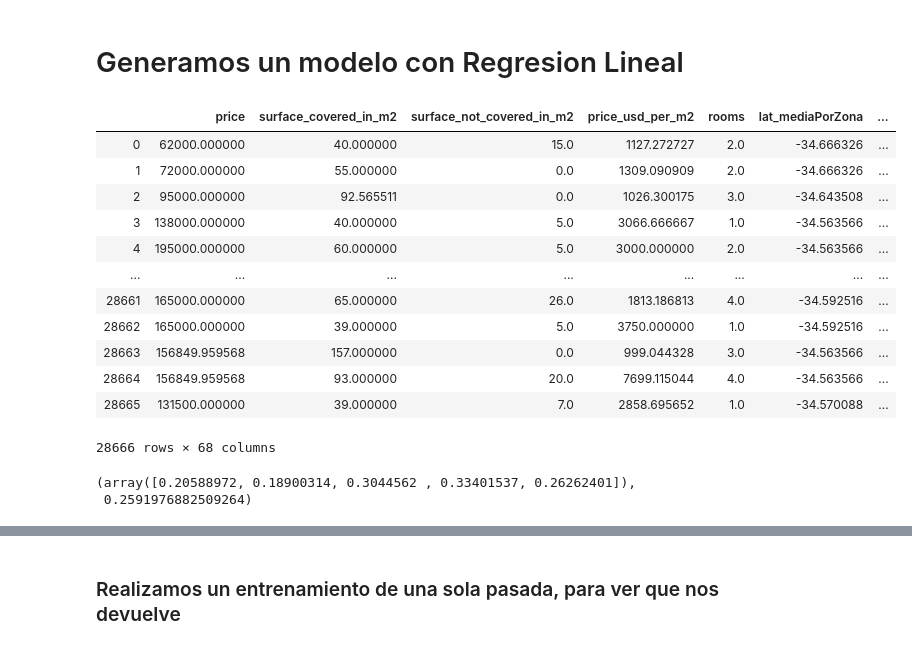
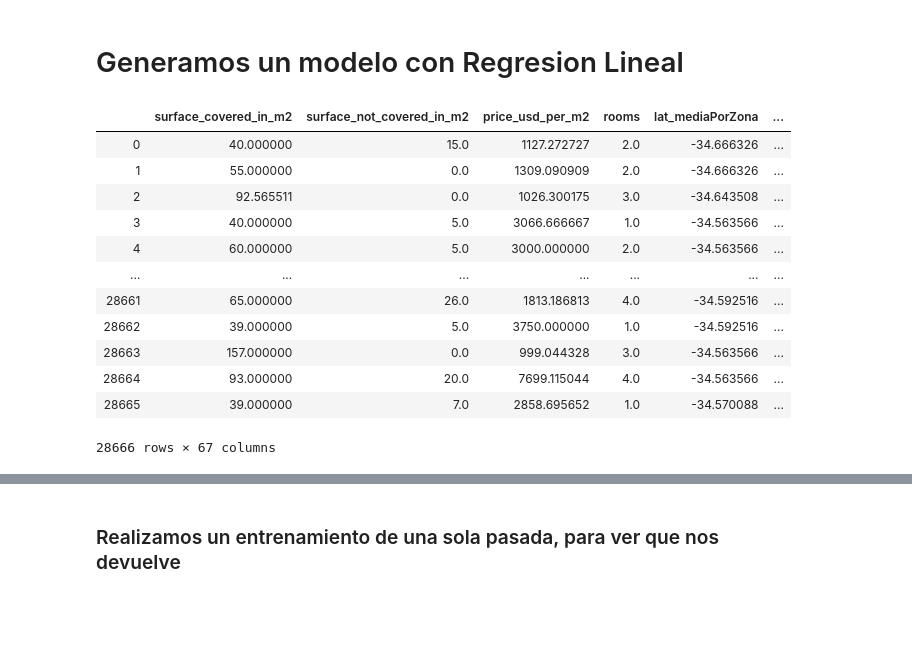
Before and after one commit to rdgagliano/DataScience-Grupo3, a Jupyter notebook: Desafio_2_1.ipynb, the cells around one changed output, grey strips where cells are left out. Drawn from its saved outputs; the diff is of its cells as text; code cells hidden in the pictures; blank space fills up the shorter version.

Commit message:
Ajustes
Correccion en la nornalizacion para la regresion lineal. Agregados comentarios surgidos en el workshop de modelado de regresion lineal

```diff
--- a/Desafio_2_1.ipynb
+++ b/Desafio_2_1.ipynb
@@ -284,5 +199,3 @@ df_normalizado.head(5)
-# %%
-df_subset = df_subset.reset_index(drop=True)
 # %%
 df_subset.head(5)
 # %% [output]
@@ -301,22 +214,22 @@ cv = KFold(5, shuffle=True)
 # %% [markdown]
 # Generamos un modelo con Regresion Lineal
 # %%
-df_model_columns = df_subset.drop(labels= ['place_name', 'property_type'], axis=1)
+df_model_columns = df_subset.drop(labels= ["price", "property_type", "place_name"], axis=1)
 df_model_columns
 # %% [output]
-|  | price | surface_covered_in_m2 | surface_not_covered_in_m2 | price_usd_per_m2 | rooms | lat_mediaPorZona | ... |
-| 0 | 62000.000000 | 40.000000 | 15.0 | 1127.272727 | 2.0 | -34.666326 | ... |
-| 1 | 72000.000000 | 55.000000 | 0.0 | 1309.090909 | 2.0 | -34.666326 | ... |
-| 2 | 95000.000000 | 92.565511 | 0.0 | 1026.300175 | 3.0 | -34.643508 | ... |
-| 3 | 138000.000000 | 40.000000 | 5.0 | 3066.666667 | 1.0 | -34.563566 | ... |
-| 4 | 195000.000000 | 60.000000 | 5.0 | 3000.000000 | 2.0 | -34.563566 | ... |
-| ... | ... | ... | ... | ... | ... | ... | ... |
-| 28661 | 165000.000000 | 65.000000 | 26.0 | 1813.186813 | 4.0 | -34.592516 | ... |
-| 28662 | 165000.000000 | 39.000000 | 5.0 | 3750.000000 | 1.0 | -34.592516 | ... |
-| 28663 | 156849.959568 | 157.000000 | 0.0 | 999.044328 | 3.0 | -34.563566 | ... |
-| 28664 | 156849.959568 | 93.000000 | 20.0 | 7699.115044 | 4.0 | -34.563566 | ... |
-| 28665 | 131500.000000 | 39.000000 | 7.0 | 2858.695652 | 1.0 | -34.570088 | ... |
+|  | surface_covered_in_m2 | surface_not_covered_in_m2 | price_usd_per_m2 | rooms | lat_mediaPorZona | ... |
+| 0 | 40.000000 | 15.0 | 1127.272727 | 2.0 | -34.666326 | ... |
+| 1 | 55.000000 | 0.0 | 1309.090909 | 2.0 | -34.666326 | ... |
+| 2 | 92.565511 | 0.0 | 1026.300175 | 3.0 | -34.643508 | ... |
+| 3 | 40.000000 | 5.0 | 3066.666667 | 1.0 | -34.563566 | ... |
+| 4 | 60.000000 | 5.0 | 3000.000000 | 2.0 | -34.563566 | ... |
+| ... | ... | ... | ... | ... | ... | ... |
+| 28661 | 65.000000 | 26.0 | 1813.186813 | 4.0 | -34.592516 | ... |
+| 28662 | 39.000000 | 5.0 | 3750.000000 | 1.0 | -34.592516 | ... |
+| 28663 | 157.000000 | 0.0 | 999.044328 | 3.0 | -34.563566 | ... |
+| 28664 | 93.000000 | 20.0 | 7699.115044 | 4.0 | -34.563566 | ... |
+| 28665 | 39.000000 | 7.0 | 2858.695652 | 1.0 | -34.570088 | ... |
-28666 rows × 68 columns
+28666 rows × 67 columns
 # %%
 #definimos como variables para entrenamiento todas las del data frame excepto el precio por m2
 #el valor precio por m2 será lo que el modelo intente calcular
@@ -327,9 +240,3 @@ y = df_model_columns['price_usd_per_m2']
 X_train, X_test, y_train, y_test = train_test_split(X, y, test_size=0.25, random_state=10)
 # %%
 regresionLineal = LinearRegression()
-# %%
-regresionLineal_scores = cross_val_score(regresionLineal, X_train, y_train, cv=cv, scoring='r2')
-regresionLineal_scores, regresionLineal_scores.mean()
-# %% [output]
-(array([0.20588972, 0.18900314, 0.3044562 , 0.33401537, 0.26262401]),
- 0.2591976882509264)
```
Also changed, not shown: parts of 45 cells of this notebook.
